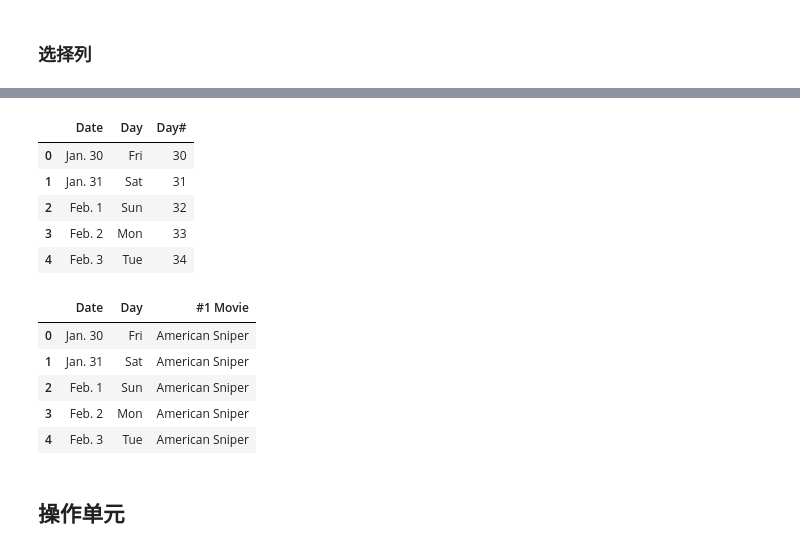
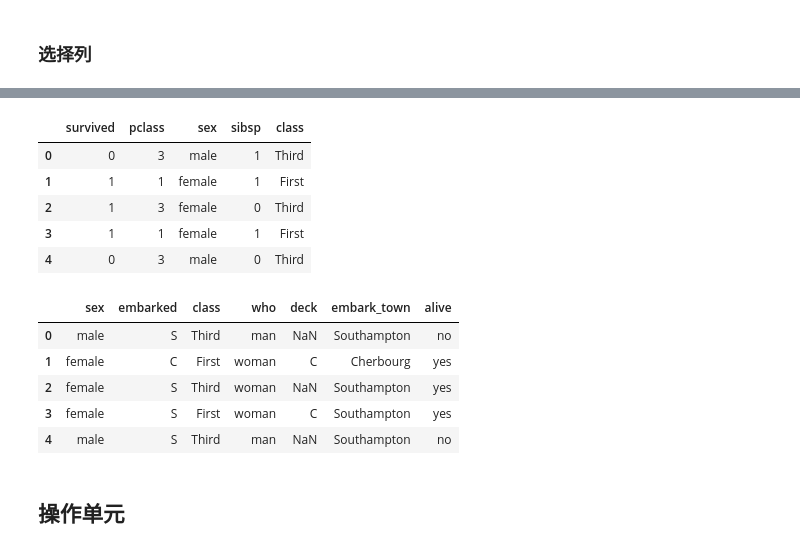
Before and after one commit to dormouse/notes, a Jupyter notebook: source/pandas/pandas_note.ipynb, the cells around one changed output, grey strips where cells are left out. Cells and saved outputs as stored; diff of their text form; code cells hidden in the pictures.

```diff
--- a/source/pandas/pandas_note.ipynb
+++ b/source/pandas/pandas_note.ipynb
@@ -626,26 +669,24 @@ df.iloc[:,[1, 2, 6]].head()
 # %%
 # 只包含指定字符的列
-df = df_movies.copy()
-df.filter(regex='D', axis=1).head()
+df.filter(regex='s', axis=1).head()
 # %% [output]
-|  | Date | Day | Day# |
-| 0 | Jan. 30 | Fri | 30 |
-| 1 | Jan. 31 | Sat | 31 |
-| 2 | Feb. 1 | Sun | 32 |
-| 3 | Feb. 2 | Mon | 33 |
-| 4 | Feb. 3 | Tue | 34 |
+|  | survived | pclass | sex | sibsp | class |
+| 0 | 0 | 3 | male | 1 | Third |
+| 1 | 1 | 1 | female | 1 | First |
+| 2 | 1 | 3 | female | 0 | Third |
+| 3 | 1 | 1 | female | 1 | First |
+| 4 | 0 | 3 | male | 0 | Third |
 # %%
-df = df_movies.copy()
 # 根据列类型过滤
 # 只选择字符串型的列
 df.loc[:, (df.dtypes == np.dtype('O')).values].head()
 # %% [output]
-|  | Date | Day | #1 Movie |
-| 0 | Jan. 30 | Fri | American Sniper |
-| 1 | Jan. 31 | Sat | American Sniper |
-| 2 | Feb. 1 | Sun | American Sniper |
-| 3 | Feb. 2 | Mon | American Sniper |
-| 4 | Feb. 3 | Tue | American Sniper |
+|  | sex | embarked | class | who | deck | embark_town | alive |
+| 0 | male | S | Third | man | NaN | Southampton | no |
+| 1 | female | C | First | woman | C | Cherbourg | yes |
+| 2 | female | S | Third | woman | NaN | Southampton | yes |
+| 3 | female | S | First | woman | C | Southampton | yes |
+| 4 | male | S | Third | man | NaN | Southampton | no |
 # %% [markdown]
 ## 操作单元
 # %%
```
Also changed, not shown: parts of 54 cells of this notebook, 8 other files.
